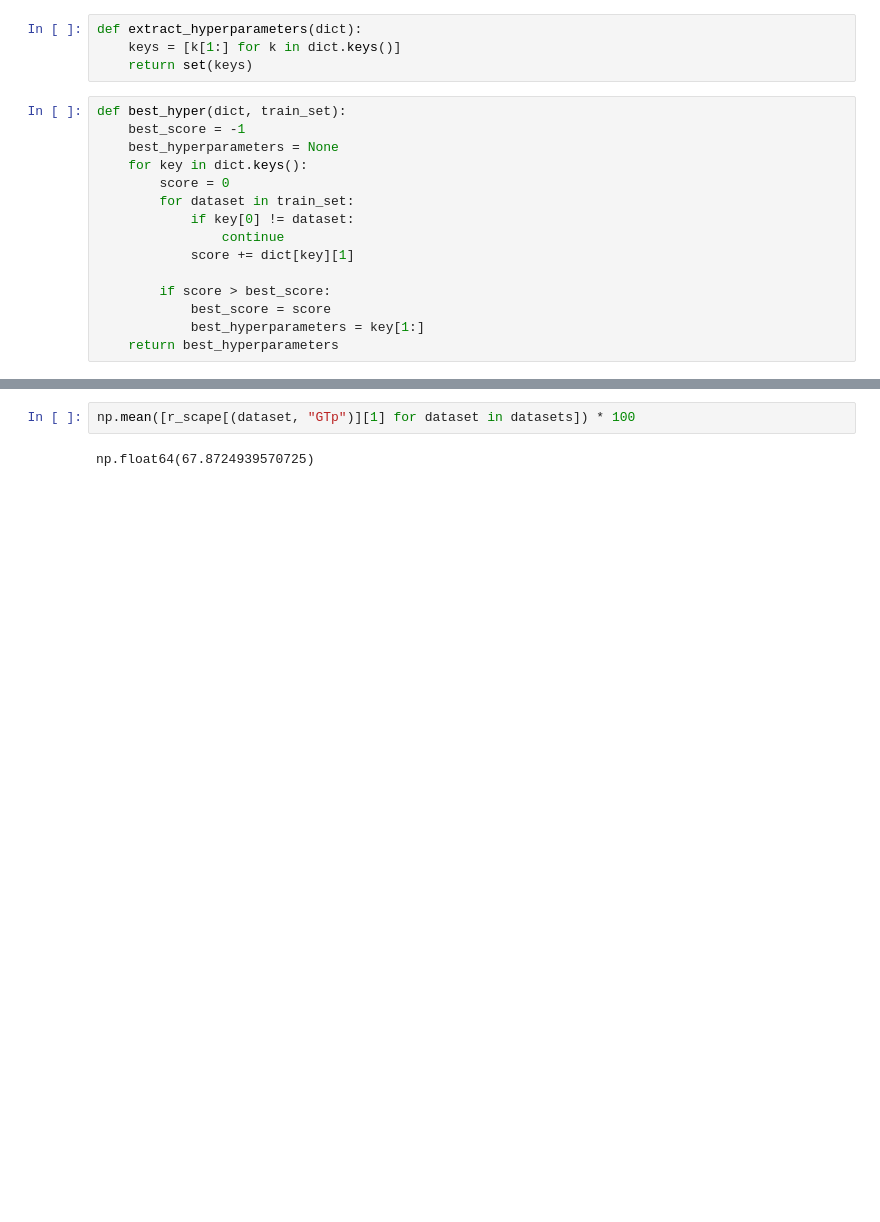
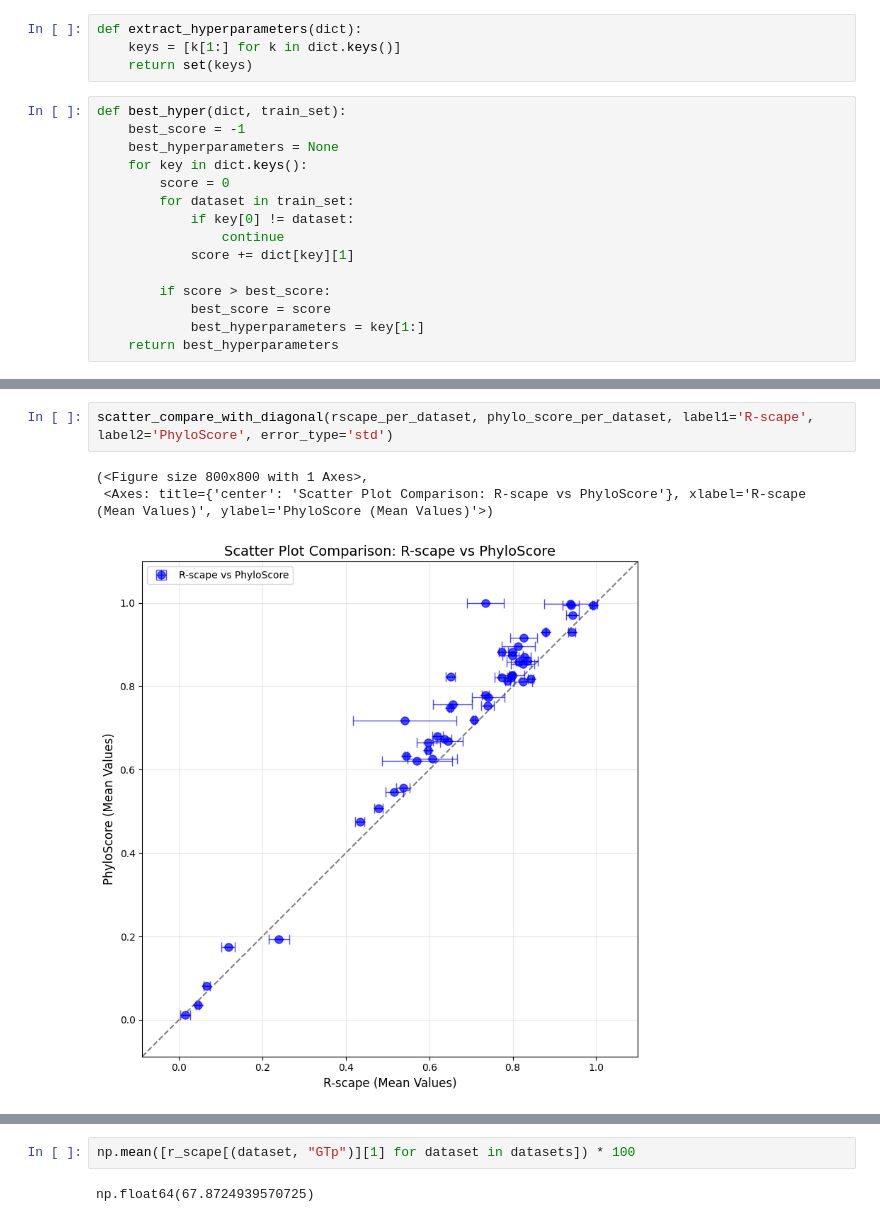
Before and after one commit to soedinglab/phylo_score, a Jupyter notebook: benchmark/plot.ipynb, the cells around one changed output, grey strips where cells are left out. Drawn from its saved outputs; the diff is of its cells as text; blank space fills up the shorter version.

```diff
--- a/benchmark/plot.ipynb
+++ b/benchmark/plot.ipynb
@@ -82 +300,7 @@ Best hyperparameters for fold 4: ('GTp',)
+# %%
+scatter_compare_with_diagonal(rscape_per_dataset, phylo_score_per_dataset, label1='R-scape', label2='PhyloScore', error_type='std')
+# %% [output]
+(<Figure size 800x800 with 1 Axes>,
+ <Axes: title={'center': 'Scatter Plot Comparison: R-scape vs PhyloScore'}, xlabel='R-scape (Mean Values)', ylabel='PhyloScore (Mean Values)'>)
+[figure, added]
 # %%
```
Also changed, not shown: parts of 13 cells of this notebook.
